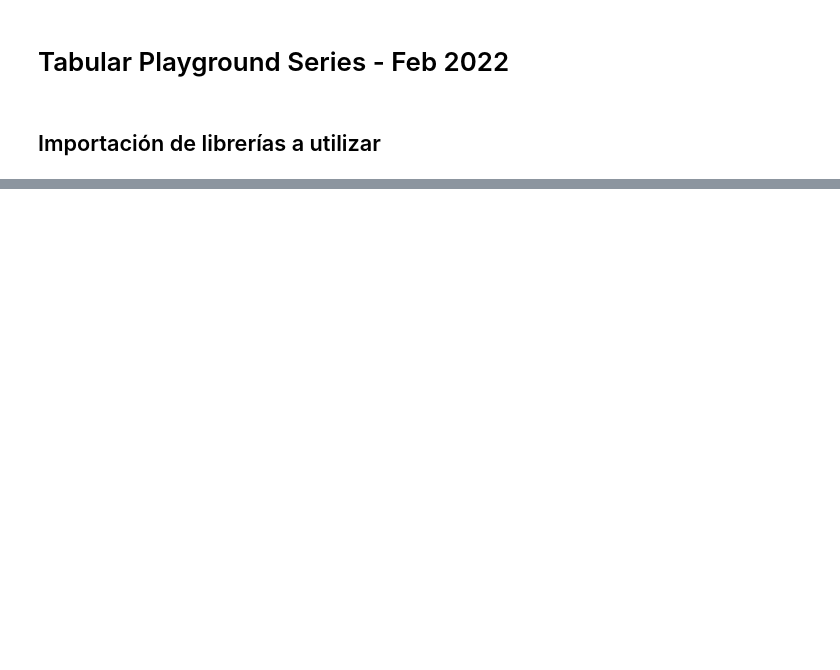
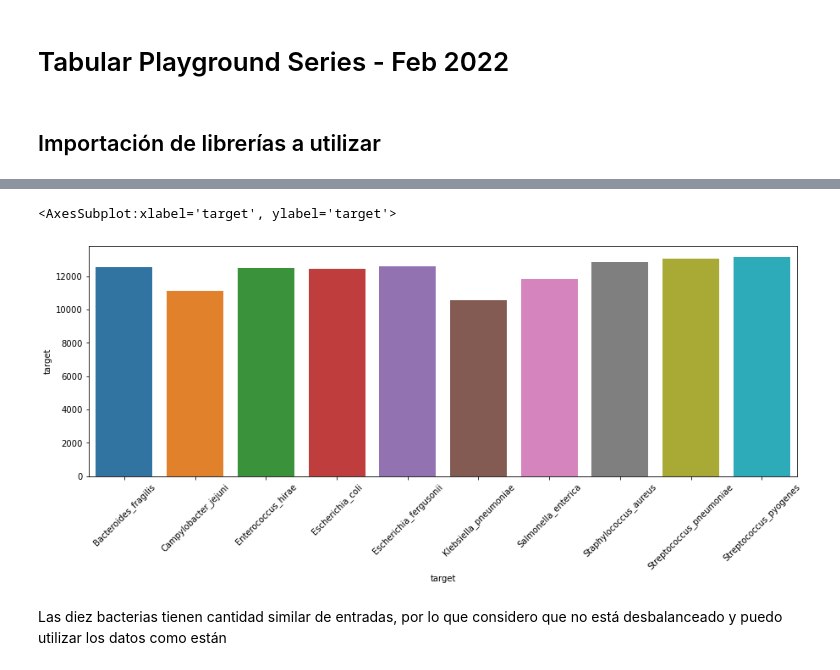
Before and after one commit to alanpirotta/kaggle_tabular_playground, a Jupyter notebook: tabular-playground-series-feb-2022.ipynb, the cells around one changed output, grey strips where cells are left out. Drawn from its saved outputs; the diff is of its cells as text; code cells hidden in the pictures; blank space fills up the shorter version.

```diff
--- a/tabular-playground-series-feb-2022.ipynb
+++ b/tabular-playground-series-feb-2022.ipynb
@@ -38,0 +84,5 @@ os.remove("tabular-playground-series-feb-2022.zip")
+# %%
+train_df_labels = train_df.pop('target')
+# %%
+from scipy import stats
+train_df = train_df[(np.abs(stats.zscore(train_df)) < 3).all(axis=1)]
@@ -38,0 +93,2 @@ os.remove("tabular-playground-series-feb-2022.zip")
+# %%
+train_df_labels = train_df_labels[train_df.index]
@@ -38,0 +99,2 @@ os.remove("tabular-playground-series-feb-2022.zip")
+# %%
+train_df['target'] = train_df_labels
@@ -38,0 +118,9 @@ os.remove("tabular-playground-series-feb-2022.zip")
+# %%
+plt.figure(figsize=(15,5))
+plt.xticks(rotation=45)
+sns.barplot(x=train_df.groupby('target')['target'].count().index, y=train_df.groupby('target')['target'].count())
+# %% [output]
+<AxesSubplot:xlabel='target', ylabel='target'>
+[figure, added]
+# %% [markdown]
+Las diez bacterias tienen cantidad similar de entradas, por lo que considero que no está desbalanceado y puedo utilizar los datos como están
```
Also changed, not shown: parts of 22 cells of this notebook, 1 other file.
